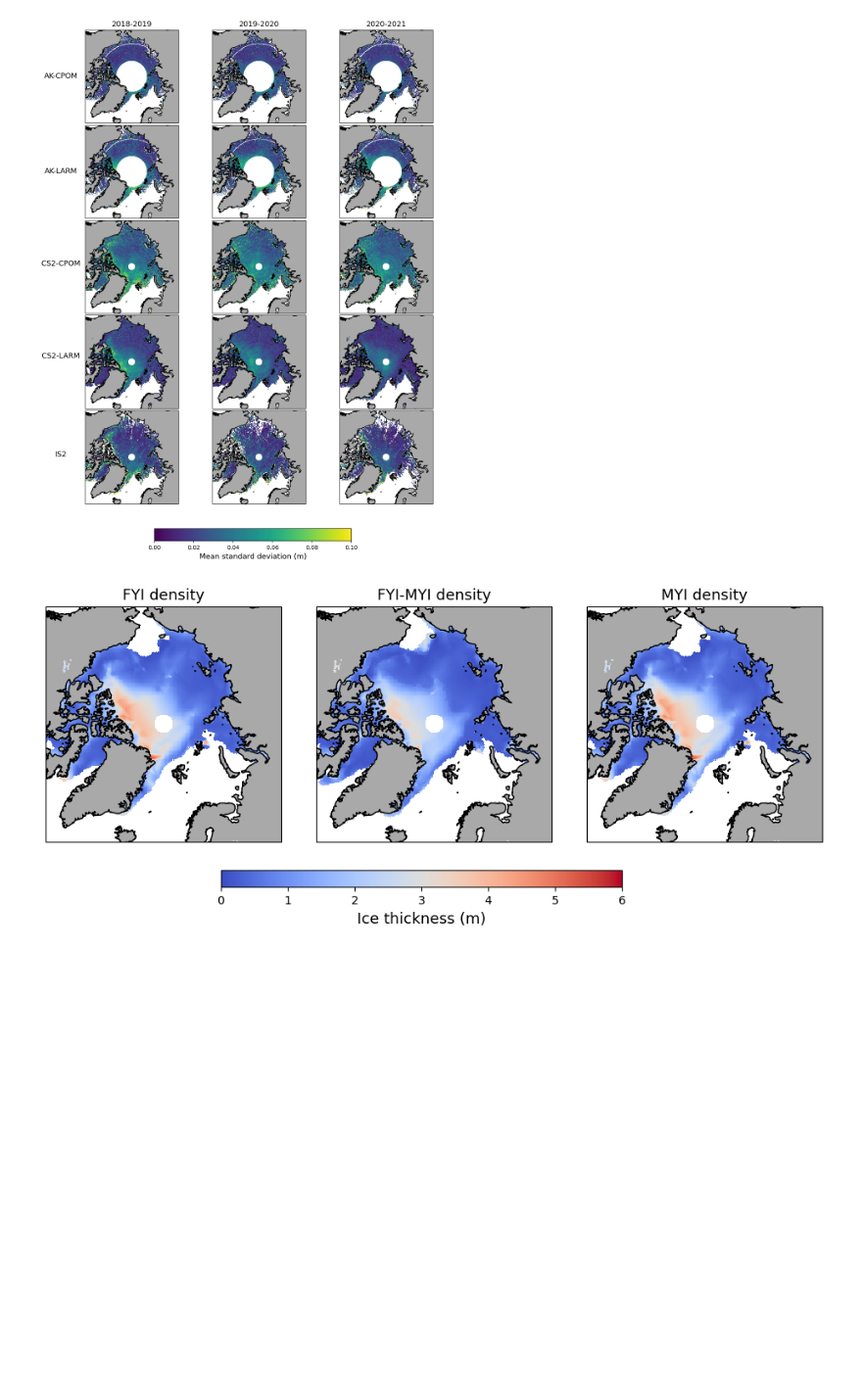
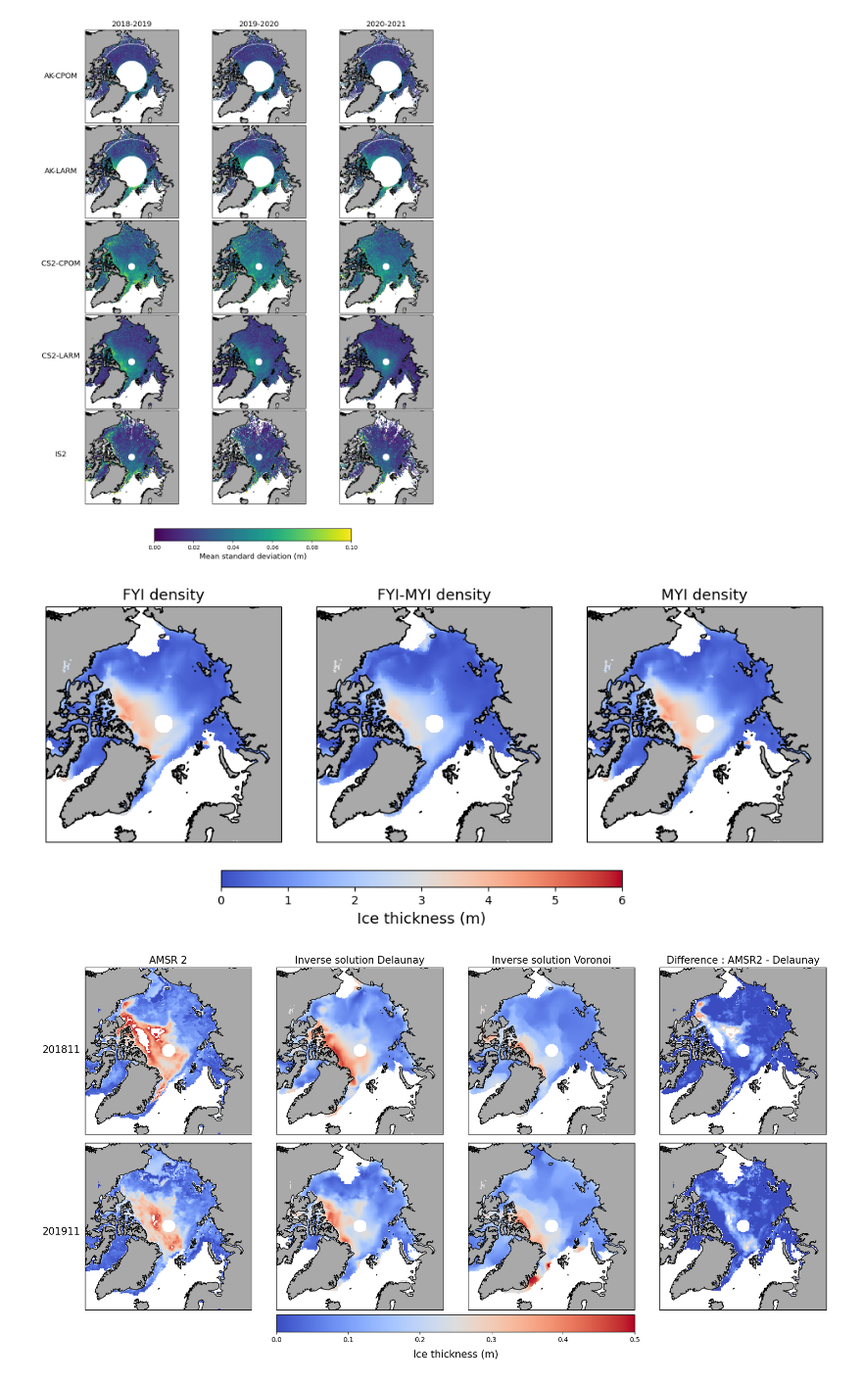
Before and after one commit to Elierb/Bayesian-trans-dimensional-inversion-from-satellite-altimeters-for-Arctic-ice-and-snow-retrievals, a Jupyter notebook: snow_ice/CS_IS_2p_LARM/figures.ipynb, the cells around one changed output. Shown at 98% size. Saved outputs shown, nothing was run; the diff lists cells and outputs as text; code cells hidden in the pictures; blank space fills up the shorter version.

Commit message:
Add comparison with AMSR2 in figures.ipynb

```diff
--- a/snow_ice/CS_IS_2p_LARM/figures.ipynb
+++ b/snow_ice/CS_IS_2p_LARM/figures.ipynb
@@ -346,0 +554,63 @@ cbar.set_label('Ice thickness (m)', fontsize = 13)
+# %%
+fig = plt.figure(figsize=(20, 10))
+spec = gridspec.GridSpec(ncols=4, nrows=3, hspace=0.01, wspace=0.15,height_ratios=[1,1,0.1])
+
+
+
+for i in range(2):
+    ax = fig.add_subplot(spec[i,0],projection=ccrs.NorthPolarStereo())
+
+    if i == 0:
+        ax.set_title('AMSR 2', fontsize = 15)
+    ax.set_extent([-180, 180, 90, 65], ccrs.PlateCarree())
+    ax.add_feature(cartopy.feature.LAND, color='darkgrey',zorder=1)
+    ax.coastlines()
+    p_map = ax.pcolormesh(lon_g,lat_g, mask_observations(IS2,snow_amsr2(amsr2_snow_files[i])),cmap='coolwarm',alpha=1.0, transform=ccrs.PlateCarree(), vmin = 0, vmax = 0.5)
+
+
+    ax2 = fig.add_subplot(spec[i,1],projection=ccrs.NorthPolarStereo())
+    if i == 0:
+        ax2.set_title('Inverse solution Delaunay', fontsize = 15)
+    ax2.set_extent([-180, 180, 90, 65], ccrs.PlateCarree())
+    ax2.add_feature(cartopy.feature.LAND, color='darkgrey',zorder=1)
+    ax2.coastlines()
+    p_map = ax2.pcolormesh(lon_g,lat_g,np.load(inverse_delaunay_snow_files[i]) ,cmap='coolwarm',alpha=1.0, transform=ccrs.PlateCarree(), vmin = 0, vmax = 0.5)
+
+    ax3 = fig.add_subplot(spec[i,2], projection = ccrs.NorthPolarStereo())
+    if i == 0:
+        ax3.set_title('Inverse solution Voronoi', fontsize = 15)
+    ax3.set_extent([-180, 180, 90, 65], ccrs.PlateCarree())
+    ax3.add_feature(cartopy.feature.LAND, color='darkgrey',zorder=1)
+    ax3.coastlines()
+    p_map = ax3.pcolormesh(lon_g,lat_g,np.load(inverse_voronoi_snow_files[i]) ,cmap='coolwarm',alpha=1.0, transform=ccrs.PlateCarree(), vmin = 0, vmax = 0.5)
+
+    ax3 = fig.add_subplot(spec[i,3], projection = ccrs.NorthPolarStereo())
+    if i == 0:
+        ax3.set_title('Difference : AMSR2 - Delaunay', fontsize = 15)
+    ax3.set_extent([-180, 180, 90, 65], ccrs.PlateCarree())
+    ax3.add_feature(cartopy.feature.LAND, color='darkgrey',zorder=1)
+    ax3.coastlines()
+    p_map = ax3.pcolormesh(lon_g,lat_g,mask_observations(IS2,snow_amsr2(amsr2_snow_files[i])) - np.load(inverse_delaunay_snow_files[i]) ,cmap='coolwarm',alpha=1.0, transform=ccrs.PlateCarree(), vmin = 0, vmax = 0.5)
+
+
+cax = fig.add_subplot(spec[9:11])
+fig.colorbar(p_map, cax =cax, orientation = "horizontal")
+cax.xaxis.set_ticks_position('bottom')
+cax.set_xlabel('Ice thickness (m)', labelpad = 10, fontsize = 15)
+cax.xaxis.set_label_position('bottom')
+
+date = ["201811", "201911"]
+
+fig.text(0.1, 0.7, date[0], va='center', ha='center', fontsize=15)
+fig.text(0.1, 0.32, date[1], va='center', ha='center', fontsize=15)
+
+
+# Afficher le graphique
+save_fig = 0
+if save_fig == 1:
+    # plt.savefig('/home/erb/masterproject/MSCI_project/snow_ice/CS_IS_2p_LARM/validation/comparison_awismos_2018-2019.png')
+    plt.savefig('./comparison_amsr2_2018-2019.png')
+
+plt.show()
+# %% [output]
+[figure, added]
```
Also changed, not shown: parts of 6 cells of this notebook.
